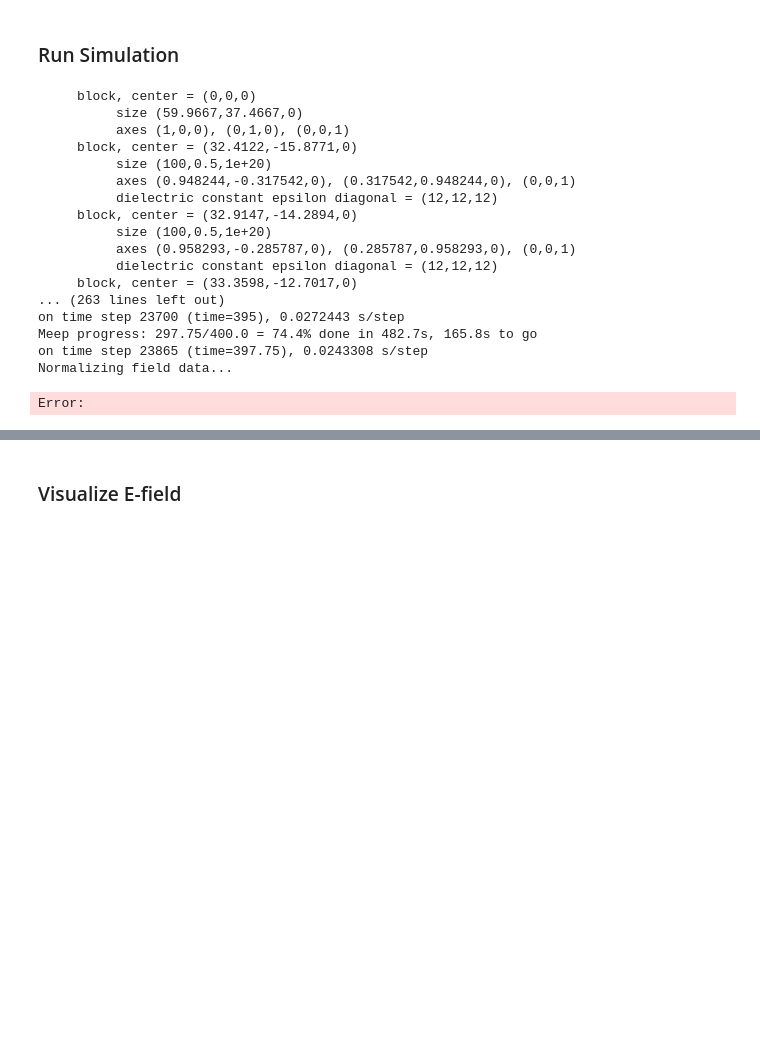
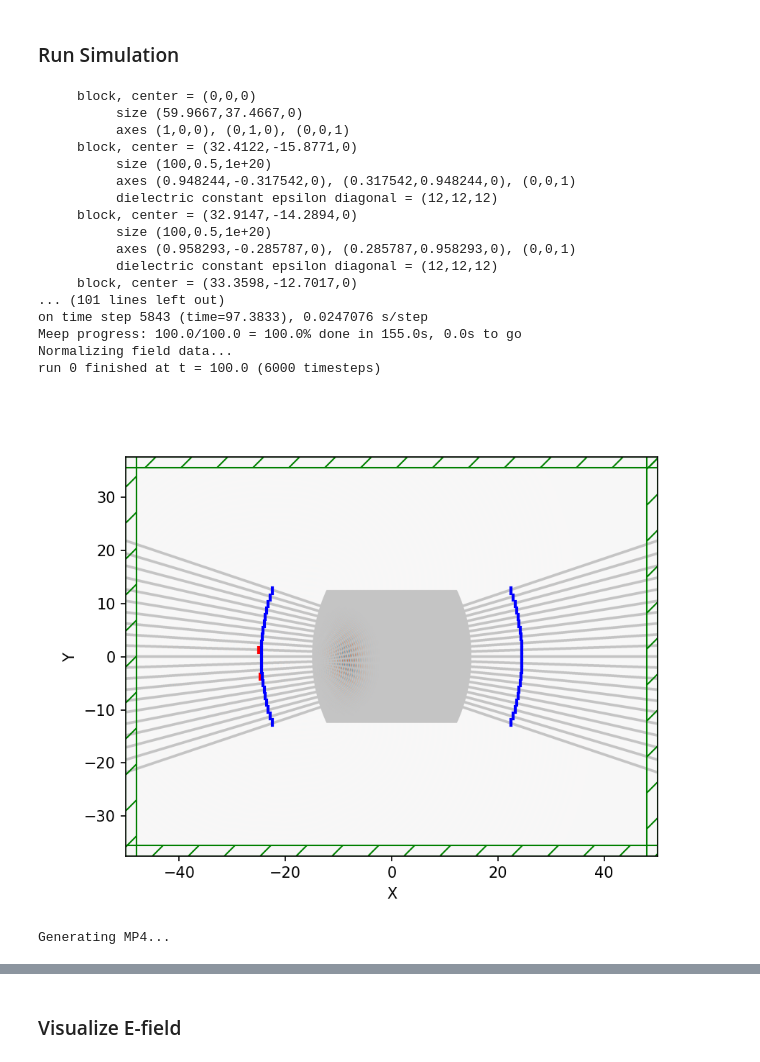
Before and after one commit to johnmihal/rit-quantum-imaging-research, a Jupyter notebook: Simple_Star_Coupler with monitors.ipynb, the cells around one changed output, grey strips where cells are left out. Drawn from its saved outputs; the diff is of its cells as text; code cells hidden in the pictures; blank space fills up the shorter version.

```diff
--- a/Simple_Star_Coupler with monitors.ipynb
+++ b/Simple_Star_Coupler with monitors.ipynb
@@ -173,32 +189,33 @@ MPB solved for frequency_1(2.09375,-0.0665188,0) = 0.645161 after 1 iters
 # %%
 # sim.run(until=300)
 
 f = plt.figure(dpi=150)
 Animate = mp.Animate2D(fields=mp.Ez, f=f, realtime=False, normalize=True)
-sim.run(mp.at_every(0.5, Animate), until=300)
+sim.run(mp.at_every(0.5, Animate), until=100)
 plt.show()
 from IPython.display import Video
 
 filename = "star_coupler.mp4"
 fps = 10
 Animate.to_mp4(fps, filename)
 Video(filename)
 # %% [output]
      block, center = (0,0,0)
           size (59.9667,37.4667,0)
           axes (1,0,0), (0,1,0), (0,0,1)
      block, center = (32.4122,-15.8771,0)
           size (100,0.5,1e+20)
           axes (0.948244,-0.317542,0), (0.317542,0.948244,0), (0,0,1)
           dielectric constant epsilon diagonal = (12,12,12)
      block, center = (32.9147,-14.2894,0)
           size (100,0.5,1e+20)
           axes (0.958293,-0.285787,0), (0.285787,0.958293,0), (0,0,1)
           dielectric constant epsilon diagonal = (12,12,12)
      block, center = (33.3598,-12.7017,0)
-... (263 lines left out)
-on time step 23700 (time=395), 0.0272443 s/step
-Meep progress: 297.75/400.0 = 74.4% done in 482.7s, 165.8s to go
-on time step 23865 (time=397.75), 0.0243308 s/step
+... (101 lines left out)
+on time step 5843 (time=97.3833), 0.0247076 s/step
+Meep progress: 100.0/100.0 = 100.0% done in 155.0s, 0.0s to go
 Normalizing field data...
+run 0 finished at t = 100.0 (6000 timesteps)
+[figure, added]
-Error:
+Generating MP4...
```
Also changed, not shown: parts of 7 cells of this notebook, 2 other files.
